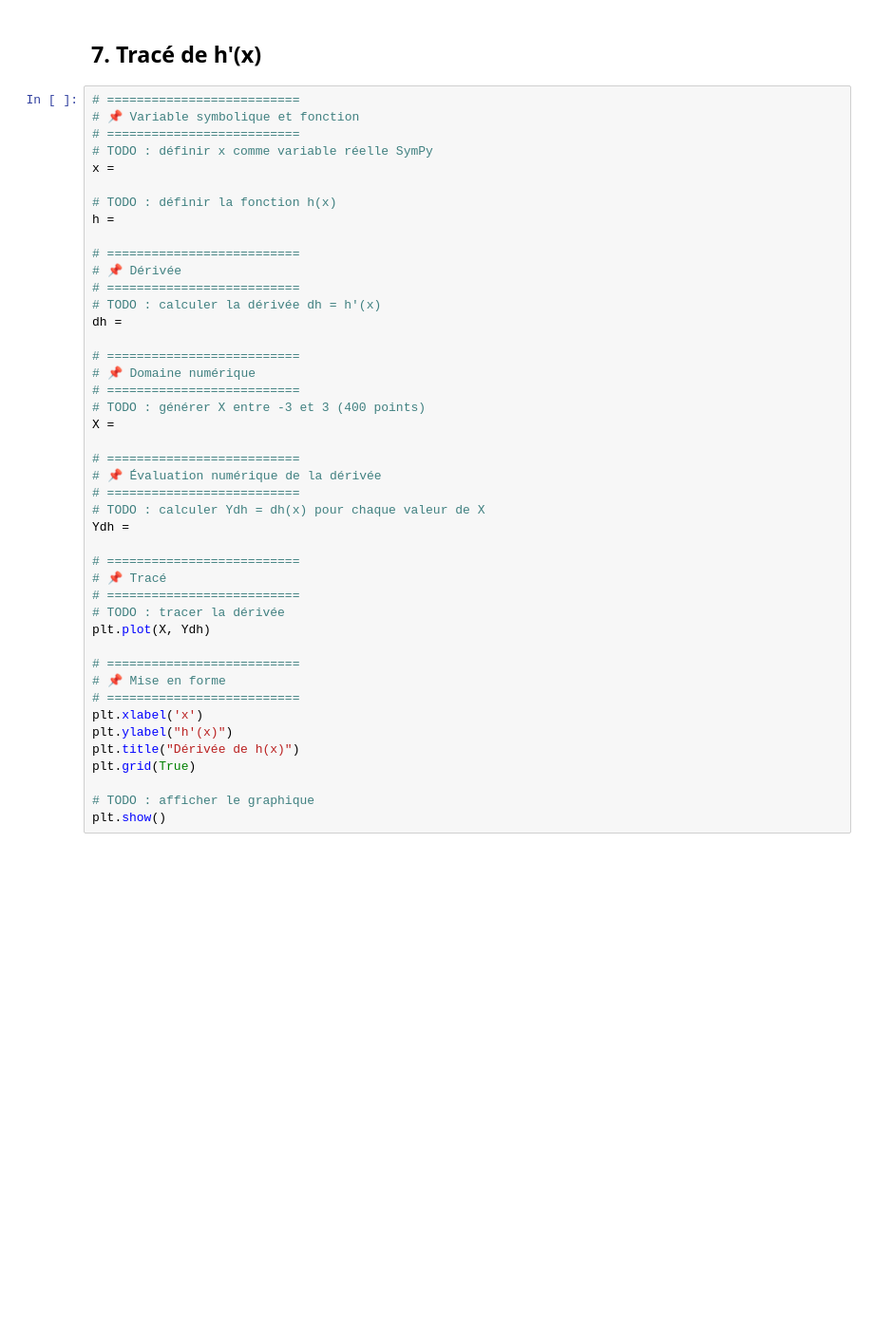
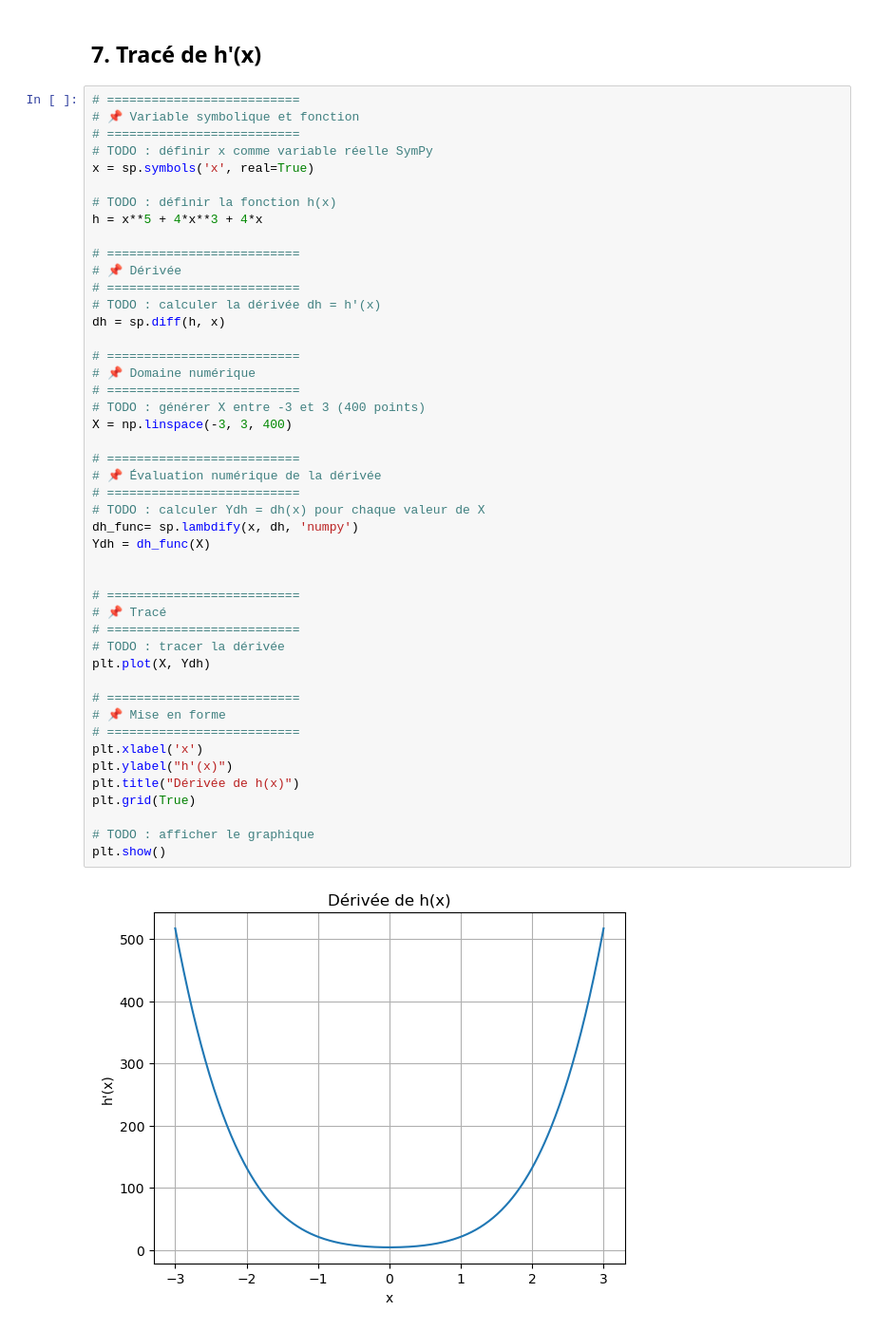
Before and after one commit to Hiba-MHADA/TD-optimisation-2026, a Jupyter notebook: correction_exercice_1.ipynb, the cells around one changed output. Shown at 95% size. Saved outputs shown, nothing was run; the diff lists cells and outputs as text; blank space fills up the shorter version.

```diff
--- a/correction_exercice_1.ipynb
+++ b/correction_exercice_1.ipynb
@@ -215,42 +225,46 @@ dh_factored
 # 📌 Variable symbolique et fonction
 # ==========================
 # TODO : définir x comme variable réelle SymPy
-x =
+x = sp.symbols('x', real=True)
 
 # TODO : définir la fonction h(x)
-h =
+h = x**5 + 4*x**3 + 4*x
 
 # ==========================
 # 📌 Dérivée
 # ==========================
 # TODO : calculer la dérivée dh = h'(x)
-dh =
+dh = sp.diff(h, x)
 
 # ==========================
 # 📌 Domaine numérique
 # ==========================
 # TODO : générer X entre -3 et 3 (400 points)
-X =
+X = np.linspace(-3, 3, 400)
 
 # ==========================
 # 📌 Évaluation numérique de la dérivée
 # ==========================
 # TODO : calculer Ydh = dh(x) pour chaque valeur de X
-Ydh =
+dh_func= sp.lambdify(x, dh, 'numpy')
+Ydh = dh_func(X)
+
 
 # ==========================
 # 📌 Tracé
 # ==========================
 # TODO : tracer la dérivée
 plt.plot(X, Ydh)
 
 # ==========================
 # 📌 Mise en forme
 # ==========================
 plt.xlabel('x')
 plt.ylabel("h'(x)")
 plt.title("Dérivée de h(x)")
 plt.grid(True)
 
 # TODO : afficher le graphique
 plt.show()
+# %% [output]
+[figure, added]
```
Also changed, not shown: parts of 6 cells of this notebook.
